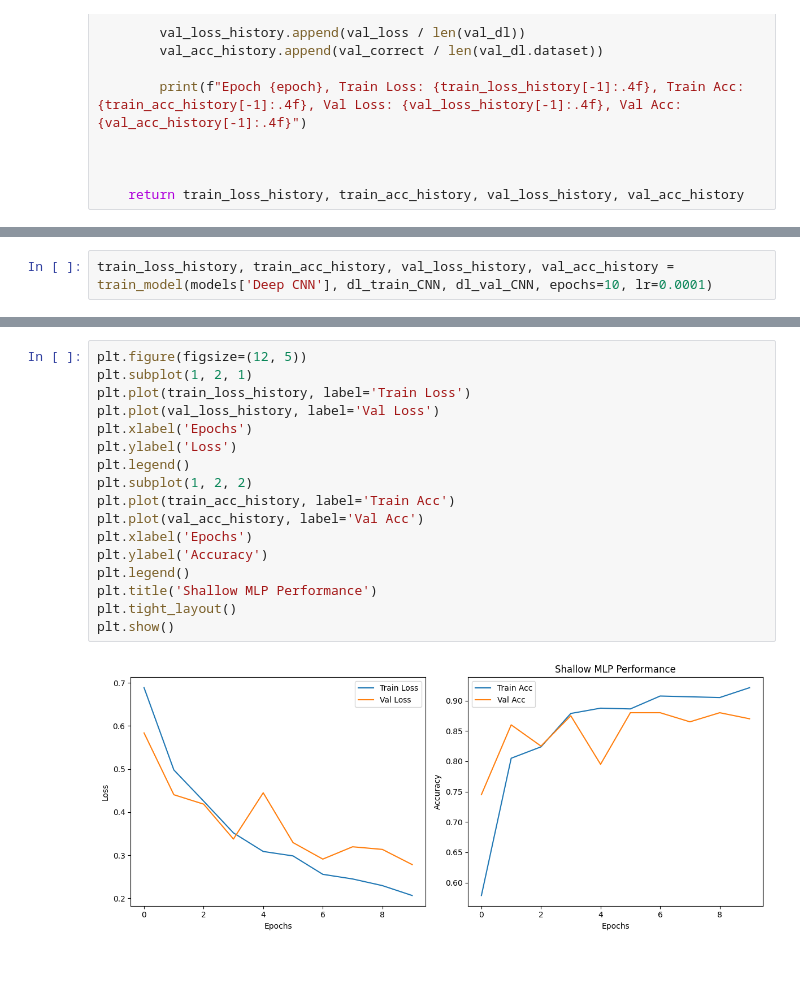
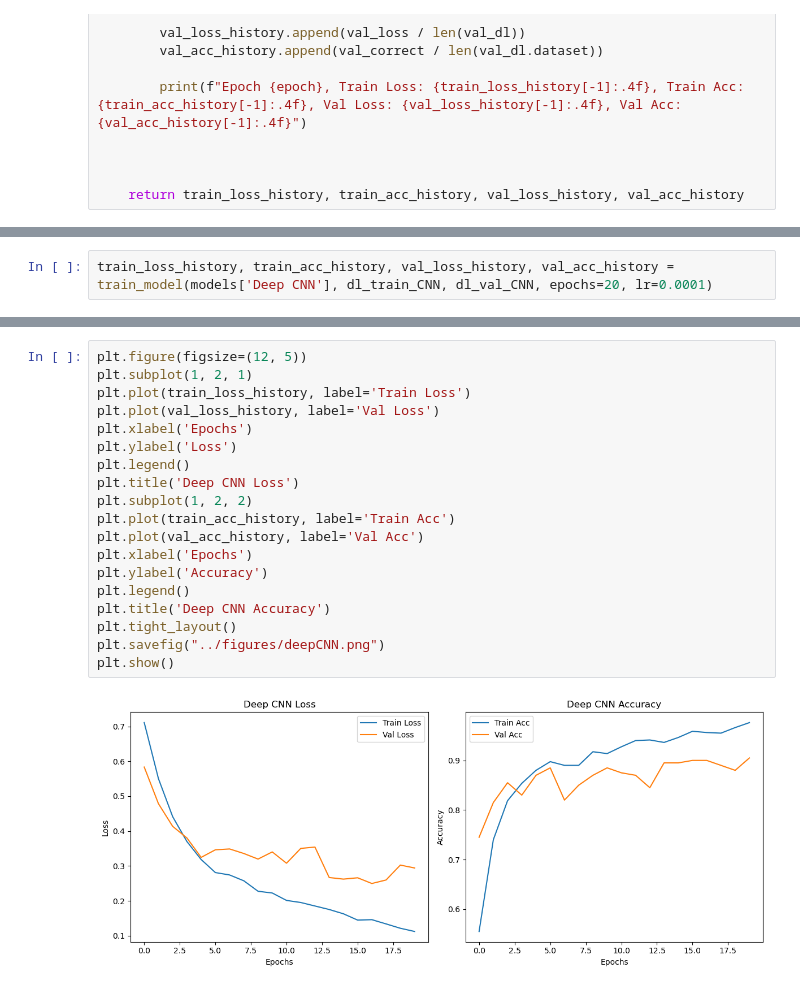
Before and after one commit to UnaiLalana/MLP-vs-CNN-Classification-Problem, a Jupyter notebook: notebooks/model_training_AI_detection.ipynb, the cells around one changed output, grey strips where cells are left out. Drawn from its saved outputs; the diff is of its cells as text.

```diff
--- a/notebooks/model_training_AI_detection.ipynb
+++ b/notebooks/model_training_AI_detection.ipynb
@@ -306,3 +342,3 @@ plt.show()
 # %%
-train_loss_history, train_acc_history, val_loss_history, val_acc_history = train_model(models['Deep CNN'], dl_train_CNN, dl_val_CNN, epochs=10, lr=0.0001)
+train_loss_history, train_acc_history, val_loss_history, val_acc_history = train_model(models['Deep CNN'], dl_train_CNN, dl_val_CNN, epochs=20, lr=0.0001)
 # %% [output]
@@ -319,22 +365,24 @@ Epoch 9, Train Loss: 0.2064, Train Acc: 0.9213, Val Loss: 0.2782, Val Acc: 0.870
 # %%
 plt.figure(figsize=(12, 5))
 plt.subplot(1, 2, 1)
 plt.plot(train_loss_history, label='Train Loss')
 plt.plot(val_loss_history, label='Val Loss')
 plt.xlabel('Epochs')
 plt.ylabel('Loss')
 plt.legend()
+plt.title('Deep CNN Loss')
 plt.subplot(1, 2, 2)
 plt.plot(train_acc_history, label='Train Acc')
 plt.plot(val_acc_history, label='Val Acc')
 plt.xlabel('Epochs')
 plt.ylabel('Accuracy')
 plt.legend()
-plt.title('Shallow MLP Performance')
+plt.title('Deep CNN Accuracy')
 plt.tight_layout()
+plt.savefig("../figures/deepCNN.png")
 plt.show()
 # %% [output]
-[figure, old version]
+[figure, new version]
 # %%
 models['Deep CNN Reg'] = nn.Sequential(
     nn.Conv2d(3, 32, kernel_size=3, stride=1, padding=1),
```
Also changed, not shown: parts of 14 cells of this notebook, 6 other files.
